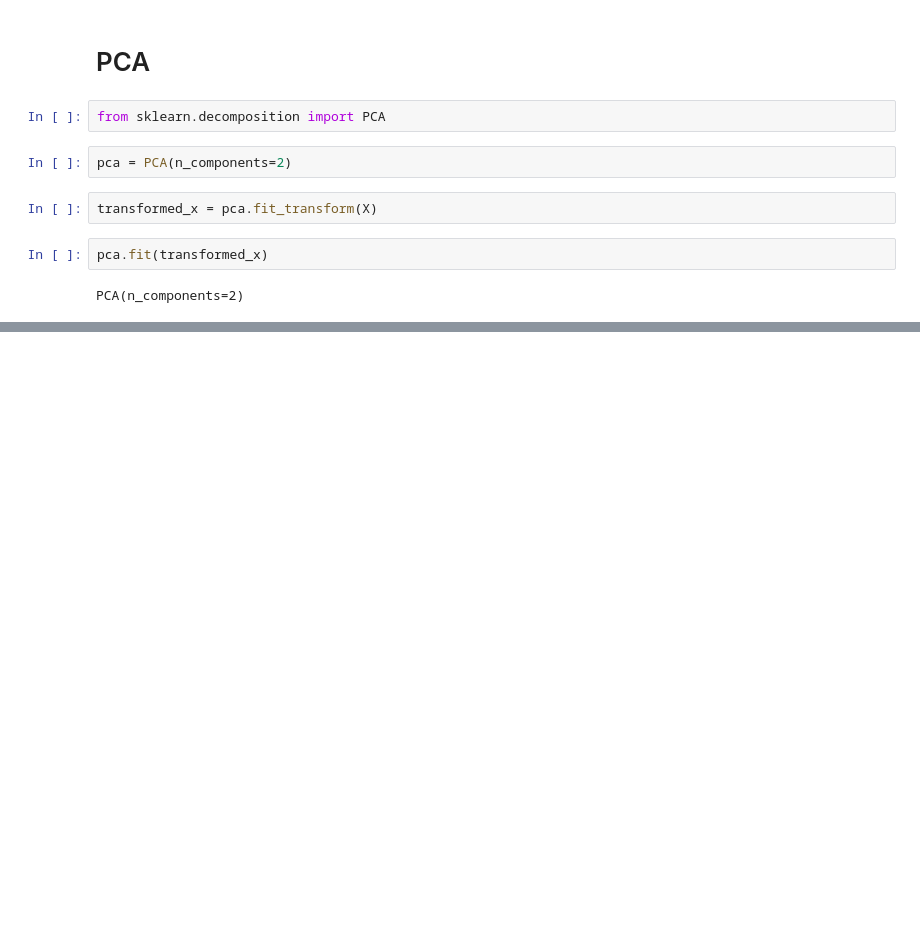
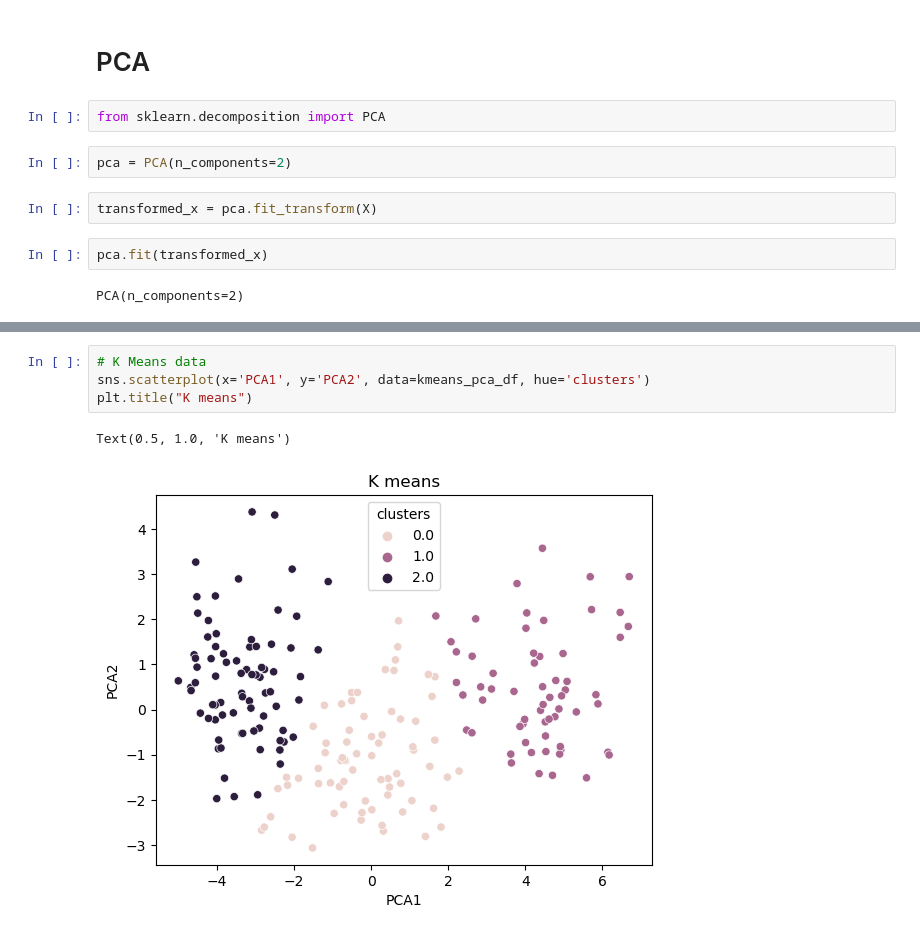
Before and after one commit to hamzazidan/Machine-learning, a Jupyter notebook: fcc-seeds.ipynb, the cells around one changed output, grey strips where cells are left out. Saved outputs shown, nothing was run; the diff lists cells and outputs as text; blank space fills up the shorter version.

```diff
--- a/fcc-seeds.ipynb
+++ b/fcc-seeds.ipynb
@@ -126,0 +161,7 @@ PCA(n_components=2)
+# %%
+# K Means data
+sns.scatterplot(x='PCA1', y='PCA2', data=kmeans_pca_df, hue='clusters')
+plt.title("K means")
+# %% [output]
+Text(0.5, 1.0, 'K means')
+[figure, added]
```
Also changed, not shown: parts of 11 cells of this notebook, 17 other files.
